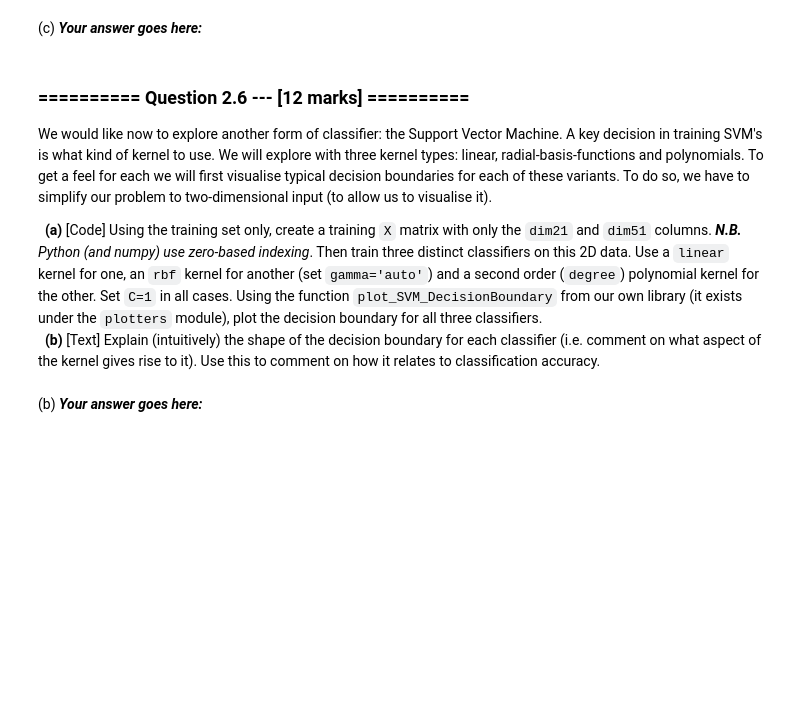
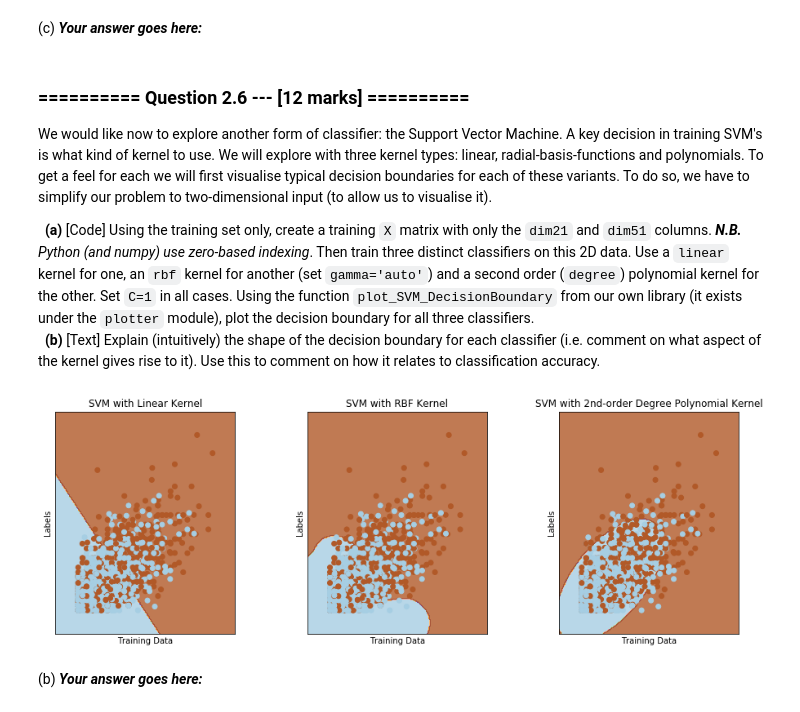
Before and after one commit to ZeroSum24/IAML2018, a Jupyter notebook: Assignments/03_A_ObjectRecognition.ipynb, the cells around one changed output. Cells and saved outputs as stored; diff of their text form; code cells hidden in the pictures; blank space fills up the shorter version.

```diff
--- a/Assignments/03_A_ObjectRecognition.ipynb
+++ b/Assignments/03_A_ObjectRecognition.ipynb
@@ -405,5 +478,5 @@ Let us attempt to validate the importance of the various features for classifica
 
 We would like now to explore another form of classifier: the Support Vector Machine. A key decision in training SVM's is what kind of kernel to use. We will explore with three kernel types: linear, radial-basis-functions and polynomials. To get a feel for each we will first visualise typical decision boundaries for each of these variants. To do so, we have to simplify our problem to two-dimensional input (to allow us to visualise it).
 
-&nbsp;&nbsp;**(a)** [Code] Using the training set only, create a training `X` matrix with only the `dim21` and `dim51` columns. ***N.B.*** *Python (and numpy) use zero-based indexing*. Then train three distinct classifiers on this 2D data. Use a `linear` kernel for one, an `rbf` kernel for another (set `gamma='auto'`) and a second order (`degree`) polynomial kernel for the other. Set `C=1` in all cases. Using the function `plot_SVM_DecisionBoundary` from our own library (it exists under the `plotters` module), plot the decision boundary for all three classifiers.<br>
+&nbsp;&nbsp;**(a)** [Code] Using the training set only, create a training `X` matrix with only the `dim21` and `dim51` columns. ***N.B.*** *Python (and numpy) use zero-based indexing*. Then train three distinct classifiers on this 2D data. Use a `linear` kernel for one, an `rbf` kernel for another (set `gamma='auto'`) and a second order (`degree`) polynomial kernel for the other. Set `C=1` in all cases. Using the function `plot_SVM_DecisionBoundary` from our own library (it exists under the `plotter` module), plot the decision boundary for all three classifiers.<br>
 &nbsp;&nbsp;**(b)** [Text] Explain (intuitively) the shape of the decision boundary for each classifier (i.e. comment on what aspect of the kernel gives rise to it). Use this to comment on how it relates to classification accuracy.
@@ -412,3 +483,31 @@ We would like now to explore another form of classifier: the Support Vector Mach
+# %%
+# (a) # Your Code goes here:
+
+# Setting up the variables including X with only 2 columns
+desired_columns = [images_B_Train.columns[20], images_B_Train.columns[50]]
+X = images_B_Train.filter(desired_columns).values
+y_true = images_B_Train['is_person'].values
+
+# Training an SVM with a Linear Kernel
+svm_linear = SVC(kernel='linear', C=1)
+svm_linear.fit(X=X, y=y_true)
+
+# Training an SVM with a RBF Kernel
+svm_rbf = SVC(kernel='rbf', gamma='auto', C=1)
+svm_rbf.fit(X=X, y=y_true)
+
+# Training an SVM with a 2nd-order degree polynomial Kernel
+svm_degree = SVC(kernel='poly', degree=2, C=1)
+svm_degree.fit(X=X, y=y_true)
+
+# Plotting the SVM Decision Boundary
+plot_SVM_DecisionBoundary?
+plot_SVM_DecisionBoundary(clfs=[svm_linear, svm_rbf, svm_degree], X=X, y=y_true,
+                          title=['SVM with Linear Kernel', 'SVM with RBF Kernel',
+                                 'SVM with 2nd-order Degree Polynomial Kernel'],
+                          labels=['Training Data', 'Labels'])
+# %% [output]
+[figure, added]
 # %% [markdown]
 (b) ***Your answer goes here:***
 # %% [markdown]
```
Also changed, not shown: parts of 11 cells of this notebook.
